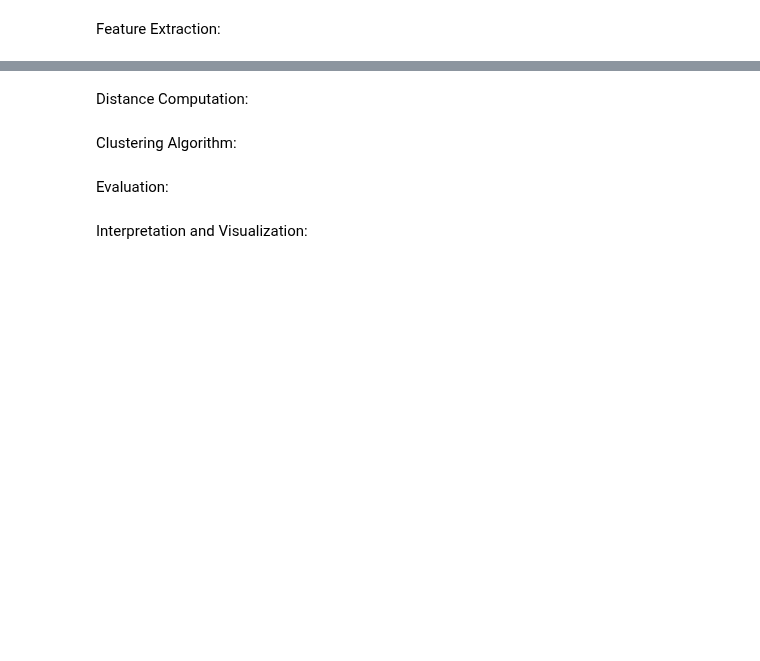
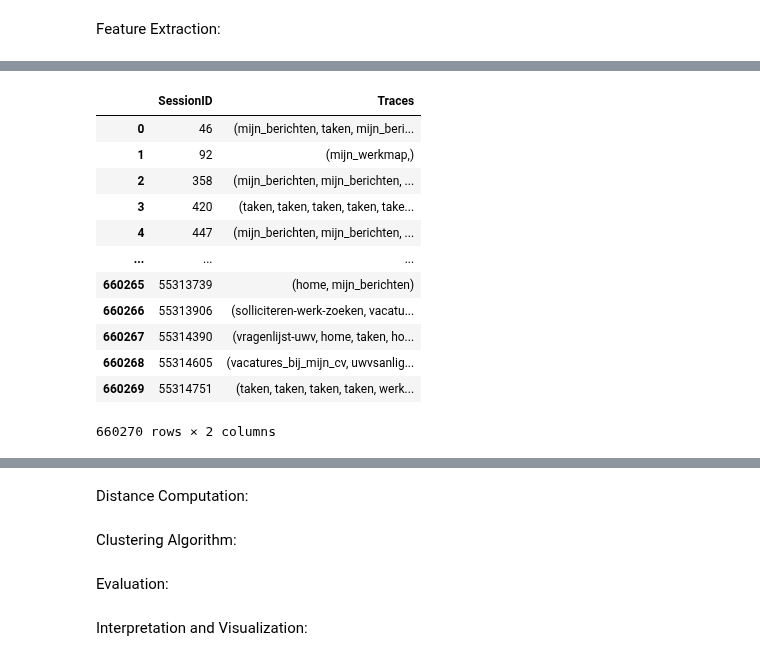
Before and after one commit to collinleiber/LMU_Master_Practical_SoSe24, a Jupyter notebook: practical/ProcessMining/group2/clustering/src/clustering.ipynb, the cells around one changed output, grey strips where cells are left out. Cells and saved outputs as stored; diff of their text form; code cells hidden in the pictures; blank space fills up the shorter version.

Commit message:
Convert csv into traces

```diff
--- a/practical/ProcessMining/group2/clustering/src/clustering.ipynb
+++ b/practical/ProcessMining/group2/clustering/src/clustering.ipynb
@@ -19,0 +44,4 @@ data = pd.read_csv(file_dir,
+# %%
+data = data[['CustomerID', 'AgeCategory', 'Gender', 'SessionID', 'PAGE_NAME']]
+data.sort_values(by=['SessionID'], inplace=True)
+data.reset_index(drop=True, inplace=True)
@@ -25,0 +101,19 @@ Feature Extraction:
+# %%
+# Get traces
+traces = data.groupby('SessionID')['PAGE_NAME'].apply(tuple).reset_index().rename(columns={"PAGE_NAME": "Traces"})
+# %%
+traces
+# %% [output]
+|  | SessionID | Traces |
+| 0 | 46 | (mijn_berichten, taken, mijn_beri... |
+| 1 | 92 | (mijn_werkmap,) |
+| 2 | 358 | (mijn_berichten, mijn_berichten, ... |
+| 3 | 420 | (taken, taken, taken, taken, take... |
+| 4 | 447 | (mijn_berichten, mijn_berichten, ... |
+| ... | ... | ... |
+| 660265 | 55313739 | (home, mijn_berichten) |
+| 660266 | 55313906 | (solliciteren-werk-zoeken, vacatu... |
+| 660267 | 55314390 | (vragenlijst-uwv, home, taken, ho... |
+| 660268 | 55314605 | (vacatures_bij_mijn_cv, uwvsanlig... |
+| 660269 | 55314751 | (taken, taken, taken, taken, werk... |
+660270 rows × 2 columns
```
Also changed, not shown: parts of 10 cells of this notebook.
